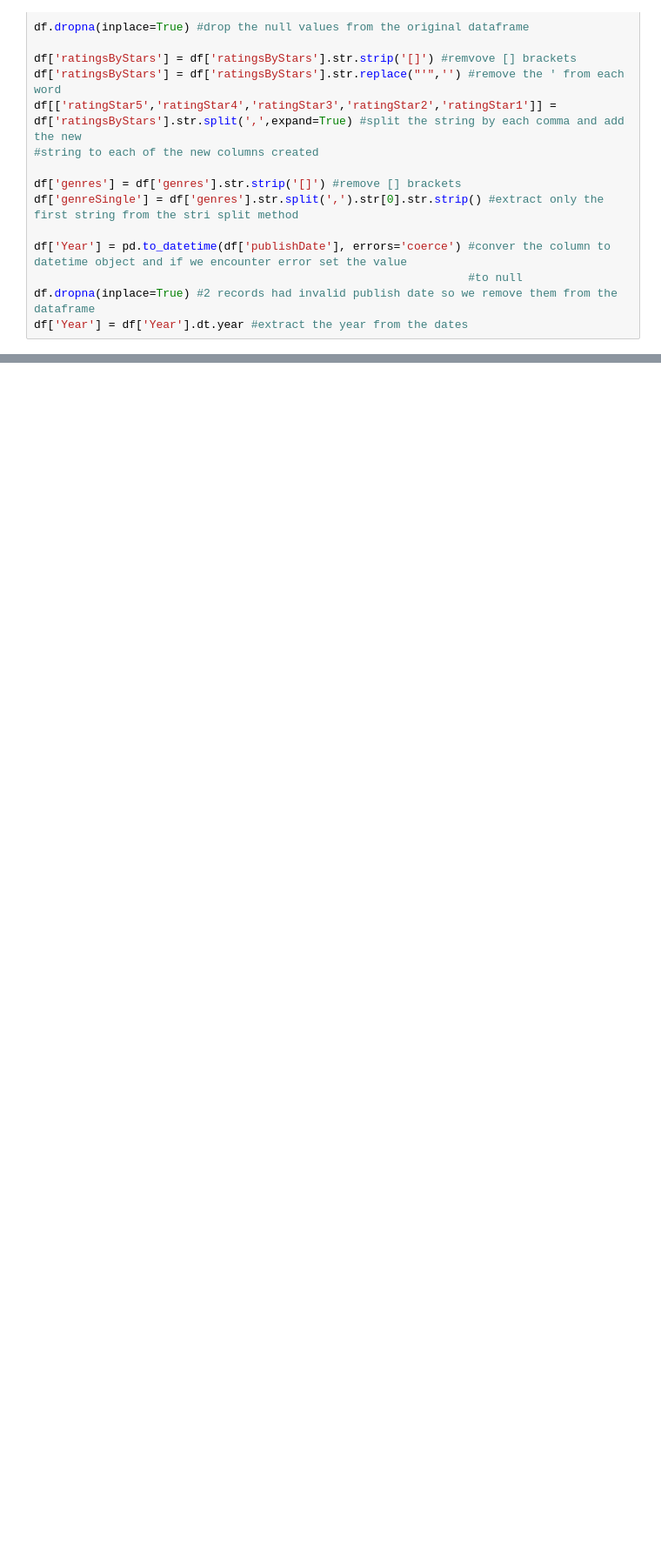
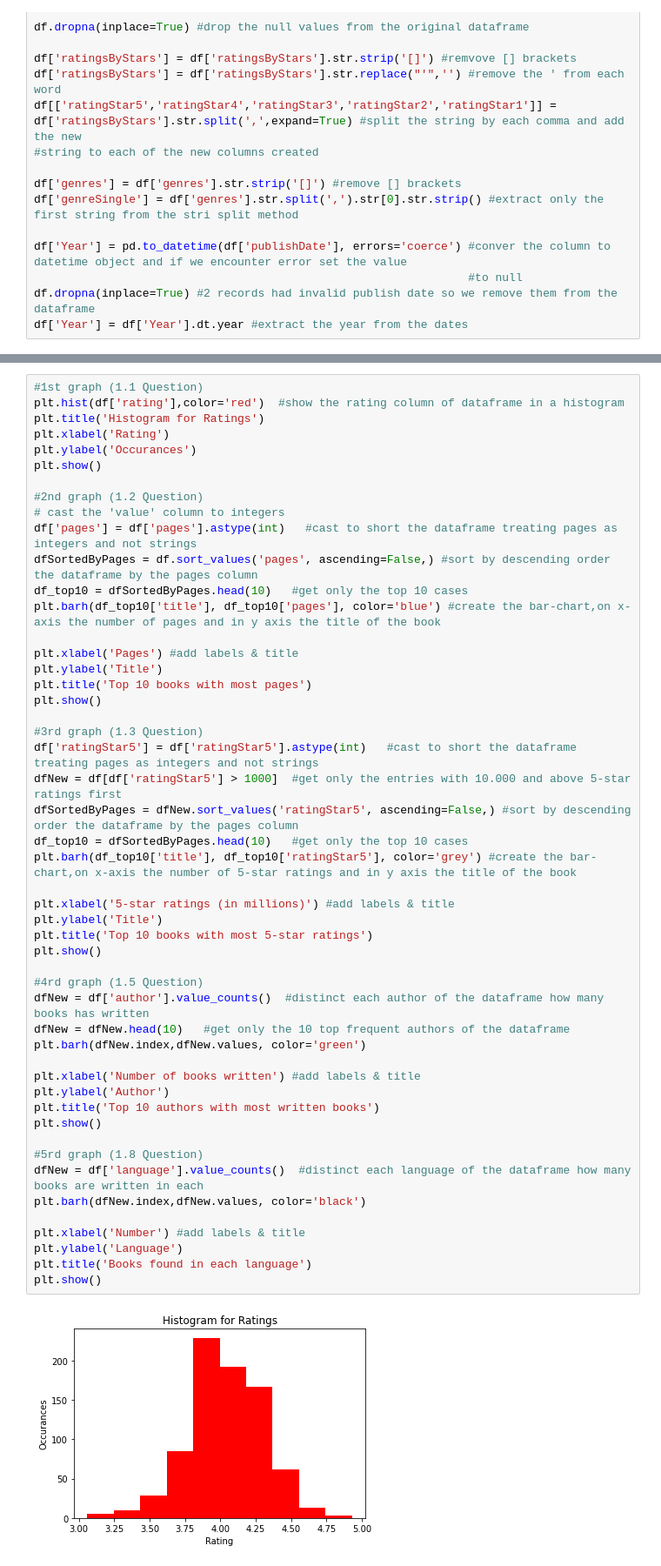
Before and after one commit to natedrake7/Data-Extracting-Methods, a Jupyter notebook: Project2/Project2.ipynb, the cells around one changed output, grey strips where cells are left out. Shown at 87% size. Cells and saved outputs as stored; diff of their text form; blank space fills up the shorter version.

Commit message:
Added question1
implemented question 1 (with comments and graphs)

```diff
--- a/Project2/Project2.ipynb
+++ b/Project2/Project2.ipynb
@@ -26,0 +30,52 @@ df['Year'] = df['Year'].dt.year #extract the year from the dates
+# %%
+#1st graph (1.1 Question)
+plt.hist(df['rating'],color='red')  #show the rating column of dataframe in a histogram
+plt.title('Histogram for Ratings')
+plt.xlabel('Rating')
+plt.ylabel('Occurances')
+plt.show()
+
+#2nd graph (1.2 Question)
+# cast the 'value' column to integers
+df['pages'] = df['pages'].astype(int)   #cast to short the dataframe treating pages as integers and not strings
+dfSortedByPages = df.sort_values('pages', ascending=False,) #sort by descending order the dataframe by the pages column
+df_top10 = dfSortedByPages.head(10)   #get only the top 10 cases
+plt.barh(df_top10['title'], df_top10['pages'], color='blue') #create the bar-chart,on x-axis the number of pages and in y axis the title of the book
+
+plt.xlabel('Pages') #add labels & title
+plt.ylabel('Title')
+plt.title('Top 10 books with most pages')
+plt.show()
+
+#3rd graph (1.3 Question)
+df['ratingStar5'] = df['ratingStar5'].astype(int)   #cast to short the dataframe treating pages as integers and not strings
+dfNew = df[df['ratingStar5'] > 1000]  #get only the entries with 10.000 and above 5-star ratings first
+dfSortedByPages = dfNew.sort_values('ratingStar5', ascending=False,) #sort by descending order the dataframe by the pages column
+df_top10 = dfSortedByPages.head(10)   #get only the top 10 cases
+plt.barh(df_top10['title'], df_top10['ratingStar5'], color='grey') #create the bar-chart,on x-axis the number of 5-star ratings and in y axis the title of the book
+
+plt.xlabel('5-star ratings (in millions)') #add labels & title
+plt.ylabel('Title')
+plt.title('Top 10 books with most 5-star ratings')
+plt.show()
+
+#4rd graph (1.5 Question)
+dfNew = df['author'].value_counts()  #distinct each author of the dataframe how many books has written
+dfNew = dfNew.head(10)   #get only the 10 top frequent authors of the dataframe
+plt.barh(dfNew.index,dfNew.values, color='green')
+
+plt.xlabel('Number of books written') #add labels & title
+plt.ylabel('Author')
+plt.title('Top 10 authors with most written books')
+plt.show()
+
+#5rd graph (1.8 Question)
+dfNew = df['language'].value_counts()  #distinct each language of the dataframe how many books are written in each
+plt.barh(dfNew.index,dfNew.values, color='black')
+
+plt.xlabel('Number') #add labels & title
+plt.ylabel('Language')
+plt.title('Books found in each language')
+plt.show()
+# %% [output]
+[figure, added]
```
Also changed, not shown: parts of 5 cells of this notebook.
